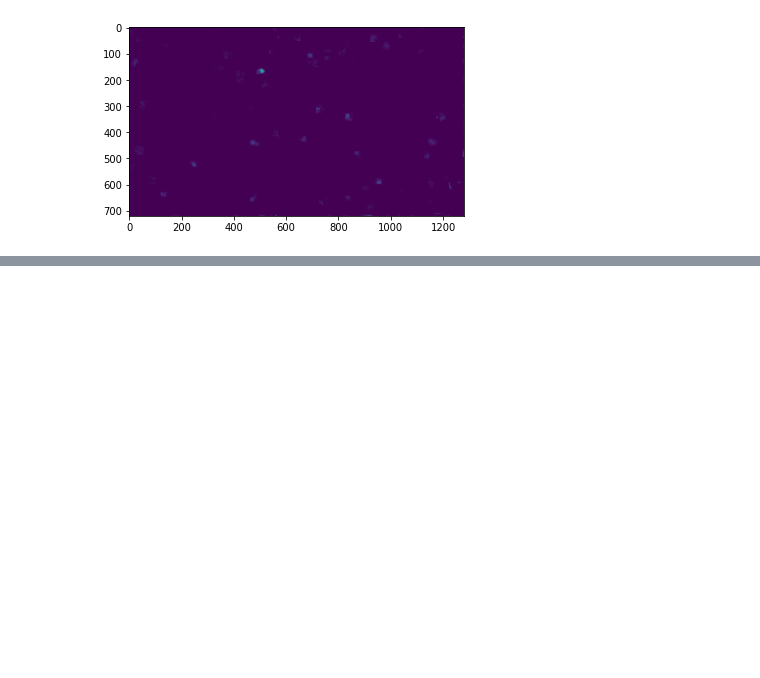
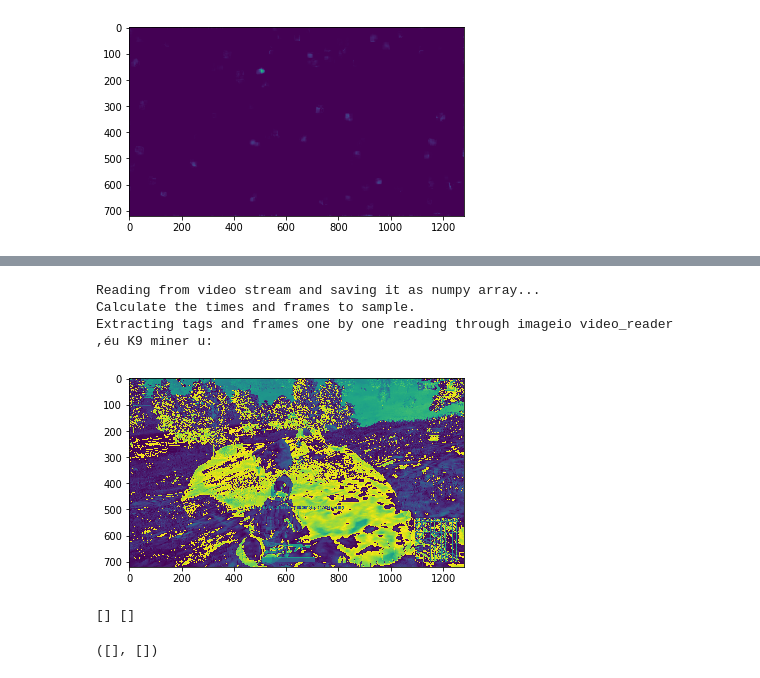
Before and after one commit to shabazbpatel/model-ocr-digits, a Jupyter notebook: src/ocr.ipynb, the cells around one changed output, grey strips where cells are left out. Drawn from its saved outputs; the diff is of its cells as text; code cells hidden in the pictures; blank space fills up the shorter version.

Commit message:
adding optical flow, average sub

```diff
--- a/src/ocr.ipynb
+++ b/src/ocr.ipynb
@@ -1121,0 +1185,71 @@ index_images_from_stream(stream_url, 1000, ocr_extraction=True)
+# %%
+# Taking subtraction over previous frame - average frame
+import imageio
+import math
+import numpy as np
+from matplotlib import pyplot as plt
+imageio.plugins.ffmpeg.download()
+
+def index_images_from_stream(stream_url, delay, ocr_extraction=True):
+            """
+            Sample images from a live stream at regular intervals.
+            :param stream_url: url where the stream is located
+            :param delay: millisecond delay between sampled images
+            :return: image_batch - NxCxHxW - (num images)x(dims of image) converted w/ image_to_caffe_format
+            """
+            # Save images into temporary directory specific to this stream.
+            print "Reading from video stream and saving it as numpy array..."
+            video_reader = imageio.get_reader(stream_url)
+            video_info = video_reader.get_meta_data()
+            print "Calculate the times and frames to sample."
+            delta = float(video_info['duration']) / video_info['nframes']
+            frame_times = []
+            seek_time = float(0)
+
+            while seek_time < video_info['duration']:
+                frame_times.append(seek_time)
+                seek_time+=(float(delay)/1000)
+
+            frame_indices = [int(math.floor(float(frame_time) / delta)) for frame_time in frame_times]
+
+            print "Extracting tags and frames one by one reading through imageio video_reader"
+            ocr_response_frames = []
+            ocr_frame_times = []
+            prev_frame_index = []
+            try:
+                for ind, frame in enumerate(video_reader):
+                    sampled_frame = []
+                    if ind in frame_indices:
+                        frame_time = frame_times[frame_indices.index(ind)]
+                        frame = np.asarray(frame)
+                        frame = cv2.cvtColor(frame, cv2.COLOR_RGB2GRAY)
+                        if ind == 0:
+                            average_frame = copy.copy(frame)
+                        if frame_time == 25.0:
+                            new_frame = copy.copy(frame) - average_frame
+                            ratio = [0.6638,0.6986,0.3539,0.6484]
+                            print extract_text(new_frame,ratio=ratio)
+                            print extract_text_otsu(new_frame,ratio=ratio)
+                            new_frame = np.asarray(new_frame)
+                            plt.imshow(new_frame)
+                            plt.show()
+                            break
+                        average_frame = np.uint8(np.floor(np.multiply((np.multiply(float(ind),copy.copy(average_frame)) + frame), 1/float(ind+1))))
+            except Exception as e:
+                print e
+                print "There was an error reading a frame. Other frames available in sampled_frames."
+
+            print ocr_response_frames, ocr_frame_times
+
+            return ocr_response_frames, ocr_frame_times
+
+stream_url = 'http://d1playscdntv-a.akamaihd.net/video/GvaagNrIs0F/processed/720H.mp4'
+index_images_from_stream(stream_url, 1000, ocr_extraction=True)
+# %% [output]
+Reading from video stream and saving it as numpy array...
+Calculate the times and frames to sample.
+Extracting tags and frames one by one reading through imageio video_reader
+,éu K9 miner u:
+[figure, added]
+[] []
+([], [])
```
Also changed, not shown: parts of 10 cells of this notebook.
